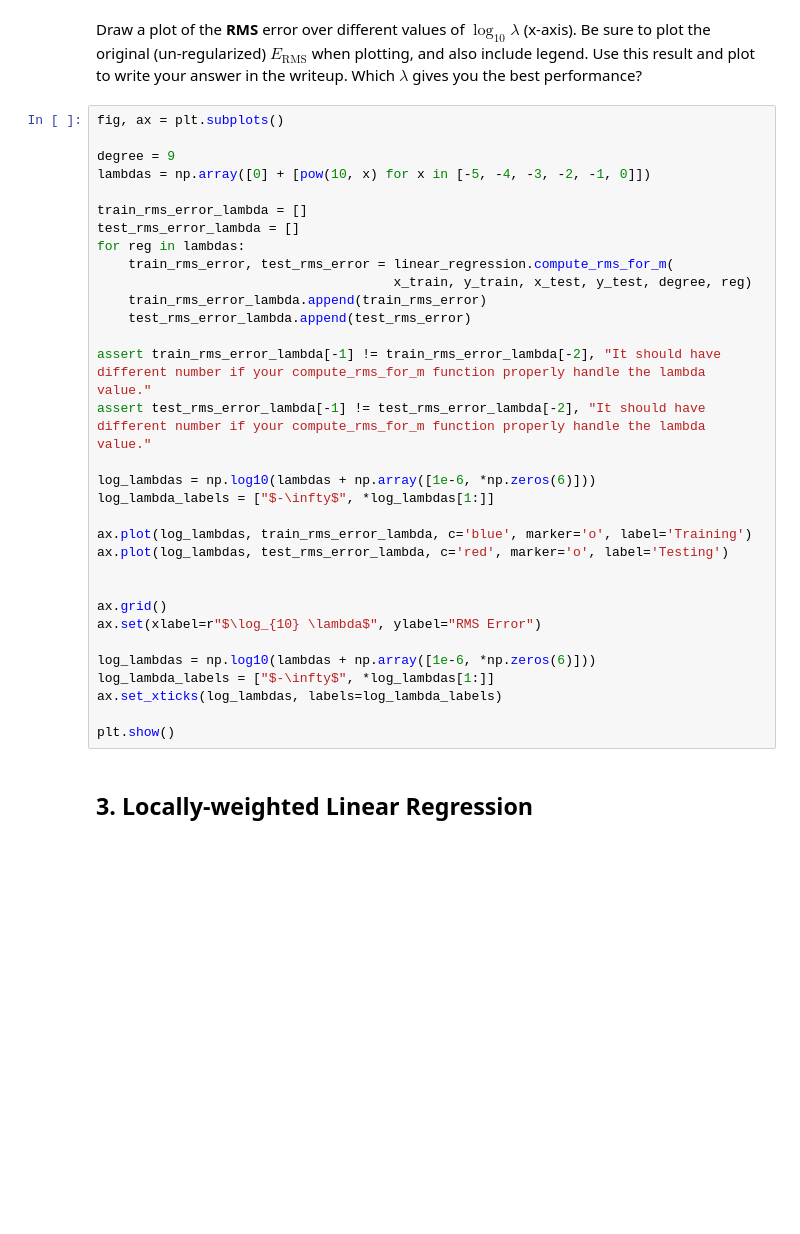
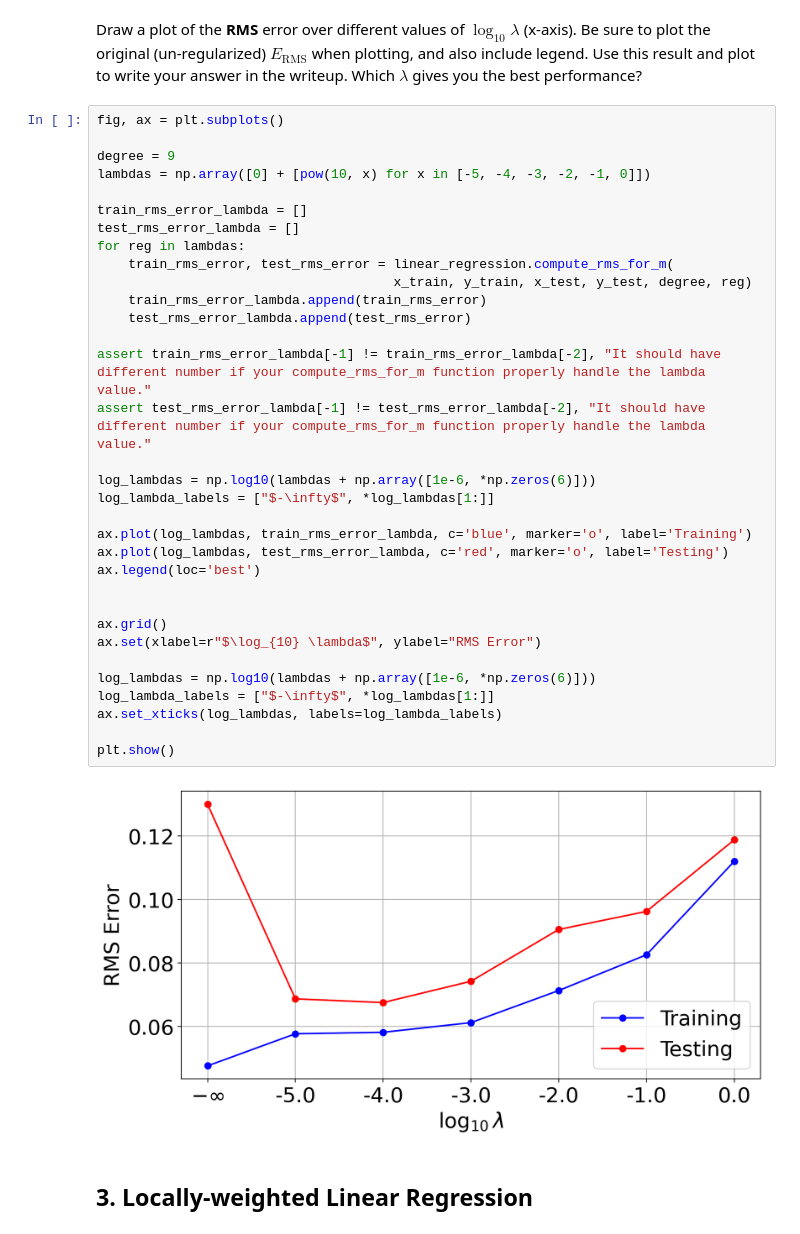
Before and after one commit to HuyLe61/eecs545, a Jupyter notebook: HW1/linear_regression.ipynb, the cells around one changed output. Saved outputs shown, nothing was run; the diff lists cells and outputs as text; blank space fills up the shorter version.

```diff
--- a/HW1/linear_regression.ipynb
+++ b/HW1/linear_regression.ipynb
@@ -271,33 +388,36 @@ fig, ax = plt.subplots()
 
 degree = 9
 lambdas = np.array([0] + [pow(10, x) for x in [-5, -4, -3, -2, -1, 0]])
 
 train_rms_error_lambda = []
 test_rms_error_lambda = []
 for reg in lambdas:
     train_rms_error, test_rms_error = linear_regression.compute_rms_for_m(
                                       x_train, y_train, x_test, y_test, degree, reg)
     train_rms_error_lambda.append(train_rms_error)
     test_rms_error_lambda.append(test_rms_error)
 
 assert train_rms_error_lambda[-1] != train_rms_error_lambda[-2], "It should have different number if your compute_rms_for_m function properly handle the lambda value."
 assert test_rms_error_lambda[-1] != test_rms_error_lambda[-2], "It should have different number if your compute_rms_for_m function properly handle the lambda value."
 
 log_lambdas = np.log10(lambdas + np.array([1e-6, *np.zeros(6)]))
 log_lambda_labels = ["$-\infty$", *log_lambdas[1:]]
 
 ax.plot(log_lambdas, train_rms_error_lambda, c='blue', marker='o', label='Training')
 ax.plot(log_lambdas, test_rms_error_lambda, c='red', marker='o', label='Testing')
+ax.legend(loc='best')
 
 
 ax.grid()
 ax.set(xlabel=r"$\log_{10} \lambda$", ylabel="RMS Error")
 
 log_lambdas = np.log10(lambdas + np.array([1e-6, *np.zeros(6)]))
 log_lambda_labels = ["$-\infty$", *log_lambdas[1:]]
 ax.set_xticks(log_lambdas, labels=log_lambda_labels)
 
 plt.show()
+# %% [output]
+[figure, added]
 # %% [markdown]
 ## 3. Locally-weighted Linear Regression
 # %% [markdown]
```
Also changed, not shown: parts of 18 cells of this notebook, 1 other file.
